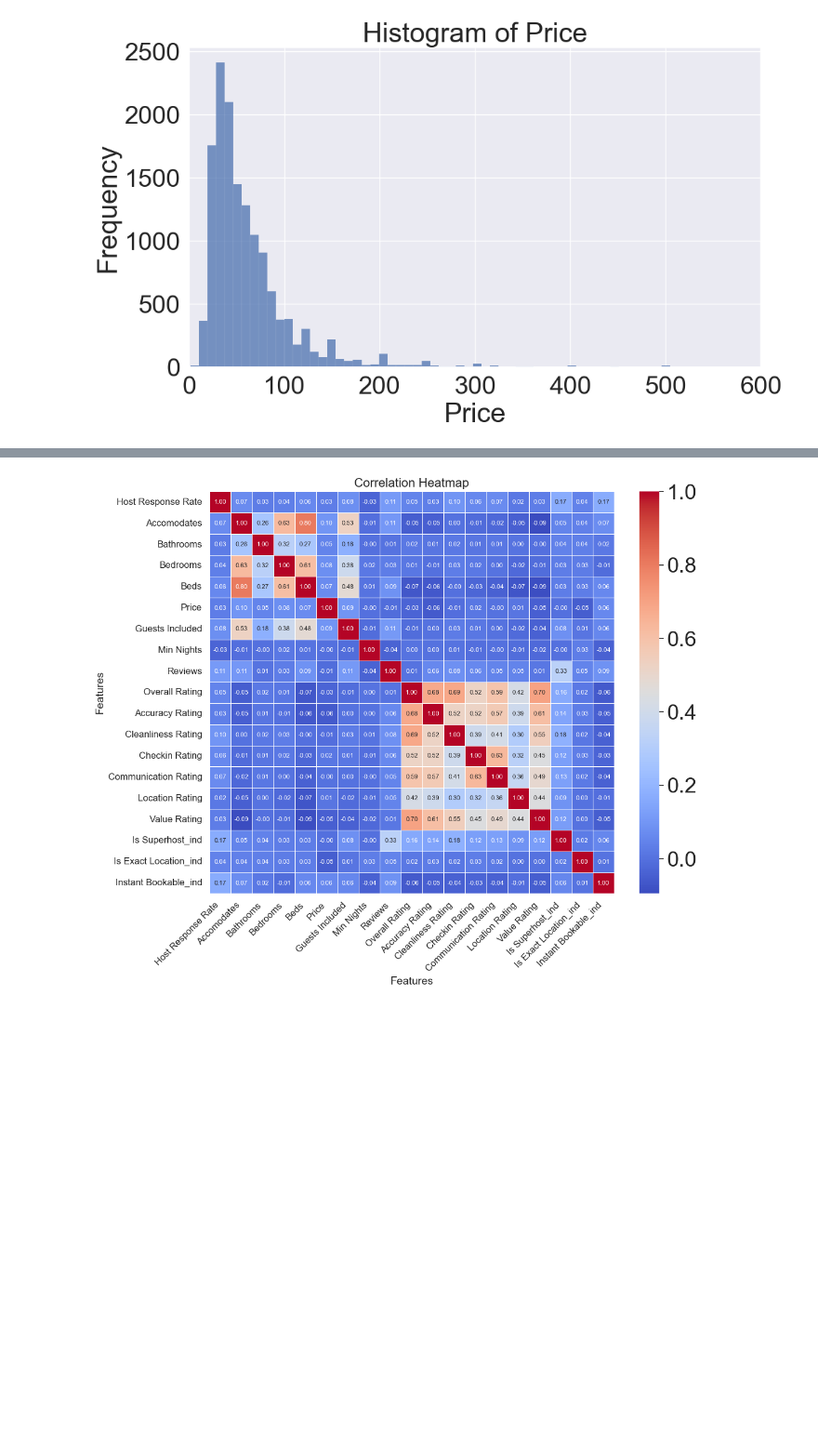
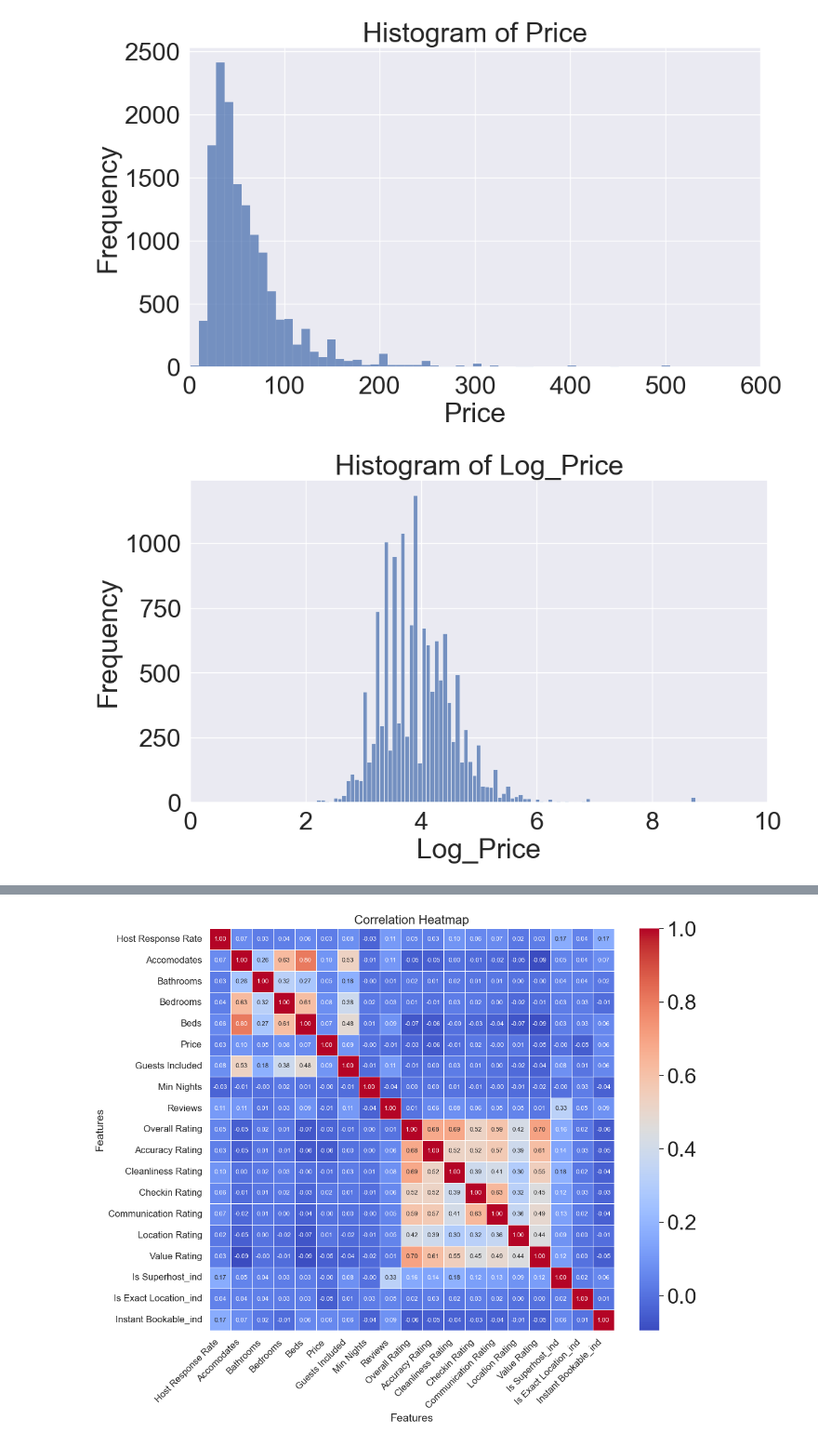
Before and after one commit to gilhagbi/Berlin-Airbnb-Ratings--Predict-listing-prices-, a Jupyter notebook: EDA_Part_1.ipynb, the cells around one changed output, grey strips where cells are left out. Shown at 93% size. Saved outputs shown, nothing was run; the diff lists cells and outputs as text; code cells hidden in the pictures; blank space fills up the shorter version.

```diff
--- a/EDA_Part_1.ipynb
+++ b/EDA_Part_1.ipynb
@@ -280,6 +286,19 @@ plt.xlim(0, 600)  # Set x-axis limit from 0 to 1000
 plt.show()
 # %% [output]
 [figure]
+# %%
+# Plotting the histogram
+plt.figure(figsize=(10, 6))
+sns.histplot(np.log(y['Price']), kde=False, bins=125)
+plt.title('Histogram of Log_Price')
+plt.xlabel('Log_Price')
+plt.ylabel('Frequency')
+plt.xlim(0, 10)  # Set x-axis limit from 0 to 1000
+plt.show()
+
+y['Log_Price'] = np.log(y['Price'])
+# %% [output]
+[figure, added]
 # %%
 
 cols_cat= ['Neighborhood Group',  'Country Code','Room Type','Top10Neighbourhood', 'Property Type_groups',  'Host Response Time', 'neighbourhood','City' ]
```
Also changed, not shown: parts of 6 cells of this notebook, 2 other files.
